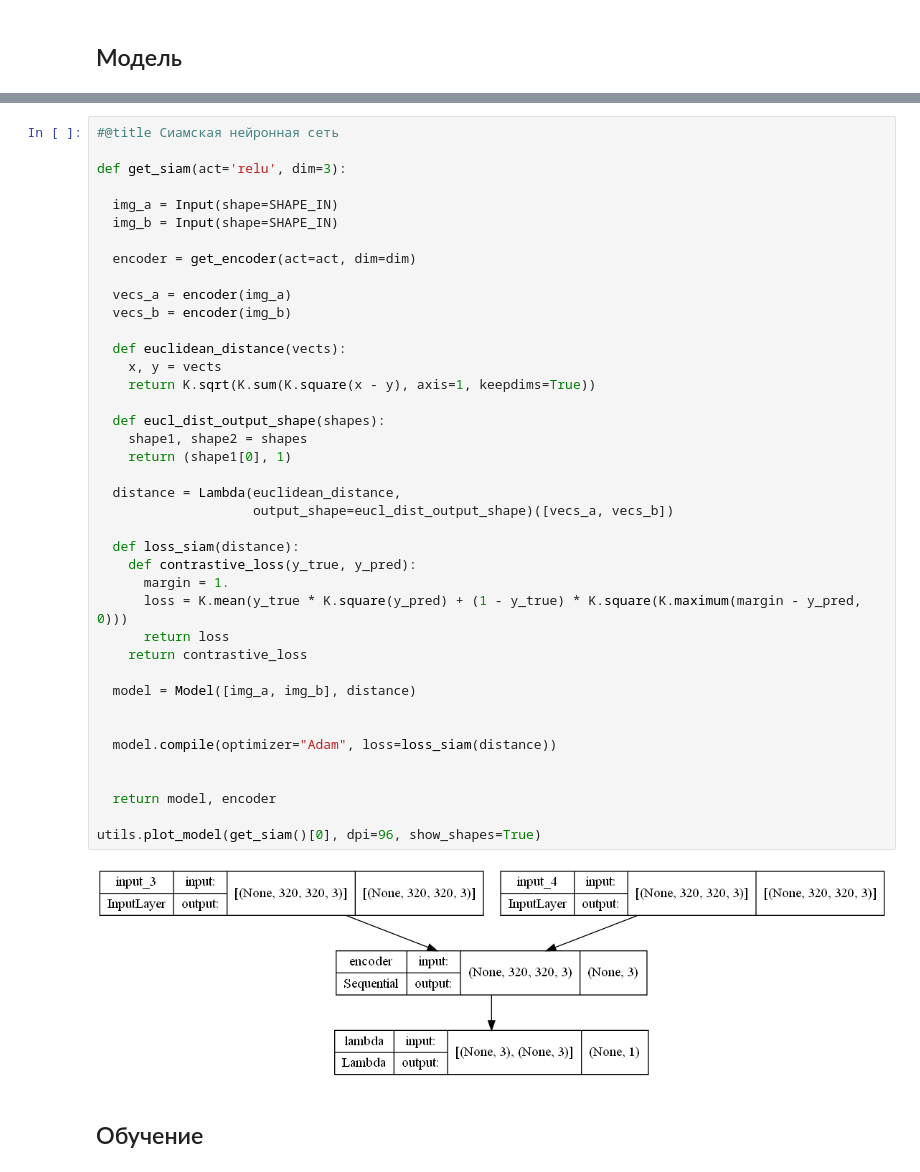
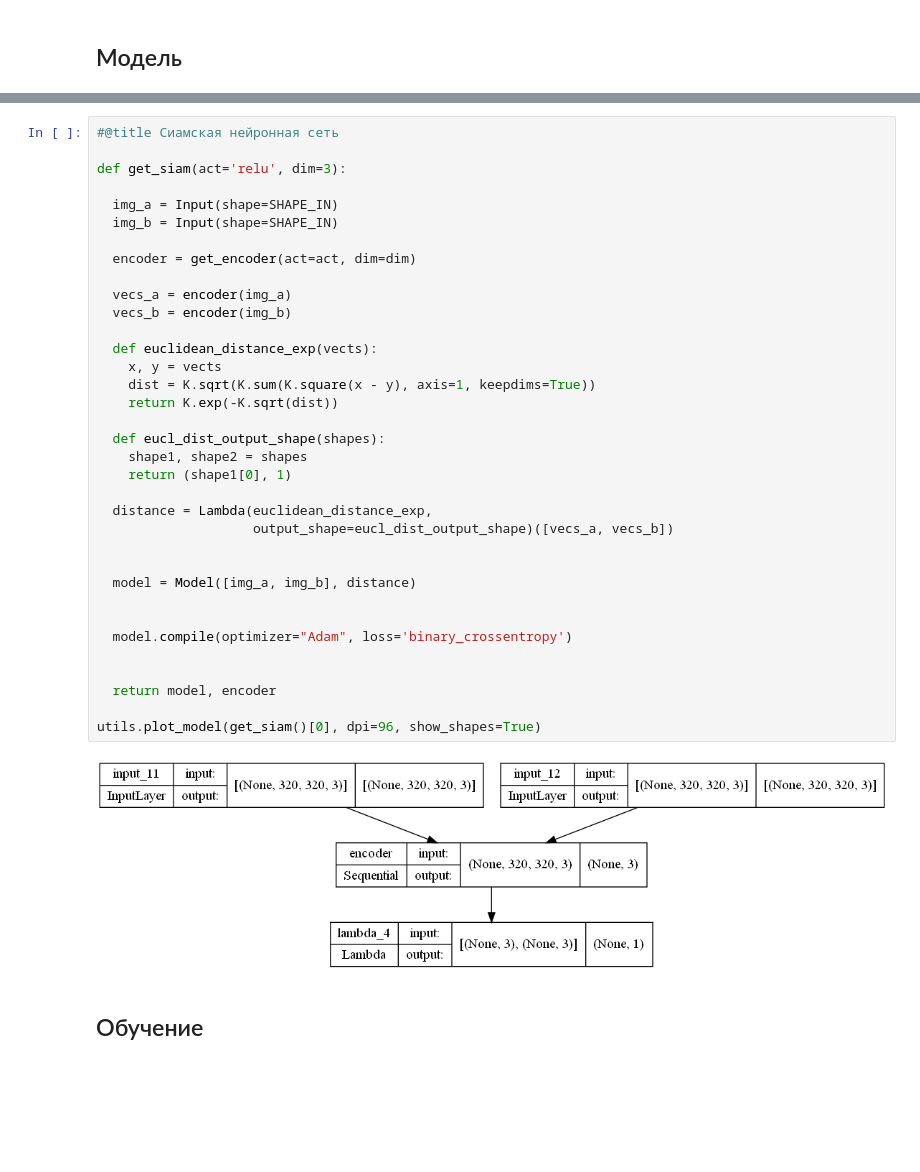
Before and after one commit to kamnsv/exploration-3d-space, a Jupyter notebook: Displaying faces in 3D space.ipynb, the cells around one changed output, grey strips where cells are left out. Saved outputs shown, nothing was run; the diff lists cells and outputs as text; blank space fills up the shorter version.

```diff
--- a/Displaying faces in 3D space.ipynb
+++ b/Displaying faces in 3D space.ipynb
@@ -235,44 +235,39 @@ utils.plot_model(get_encoder(), dpi=96, show_shapes=True)
 #@title Сиамская нейронная сеть
 
 def get_siam(act='relu', dim=3):
 
   img_a = Input(shape=SHAPE_IN)
   img_b = Input(shape=SHAPE_IN)
 
   encoder = get_encoder(act=act, dim=dim)
 
   vecs_a = encoder(img_a)
   vecs_b = encoder(img_b)
 
-  def euclidean_distance(vects):
+  def euclidean_distance_exp(vects):
     x, y = vects
-    return K.sqrt(K.sum(K.square(x - y), axis=1, keepdims=True))
+    dist = K.sqrt(K.sum(K.square(x - y), axis=1, keepdims=True))
+    return K.exp(-K.sqrt(dist))
 
   def eucl_dist_output_shape(shapes):
     shape1, shape2 = shapes
     return (shape1[0], 1)
 
-  distance = Lambda(euclidean_distance,
+  distance = Lambda(euclidean_distance_exp,
                     output_shape=eucl_dist_output_shape)([vecs_a, vecs_b])
 
-  def loss_siam(distance):
-    def contrastive_loss(y_true, y_pred):
-      margin = 1.
-      loss = K.mean(y_true * K.square(y_pred) + (1 - y_true) * K.square(K.maximum(margin - y_pred, 0)))
-      return loss
-    return contrastive_loss
 
   model = Model([img_a, img_b], distance)
 
 
-  model.compile(optimizer="Adam", loss=loss_siam(distance))
+  model.compile(optimizer="Adam", loss='binary_crossentropy')
 
 
   return model, encoder
 
 utils.plot_model(get_siam()[0], dpi=96, show_shapes=True)
 # %% [output]
-[figure, old version]
+[figure, new version]
 # %% [markdown]
 ## Обучение
 # %%
```
Also changed, not shown: parts of 5 cells of this notebook, 9 other files.
